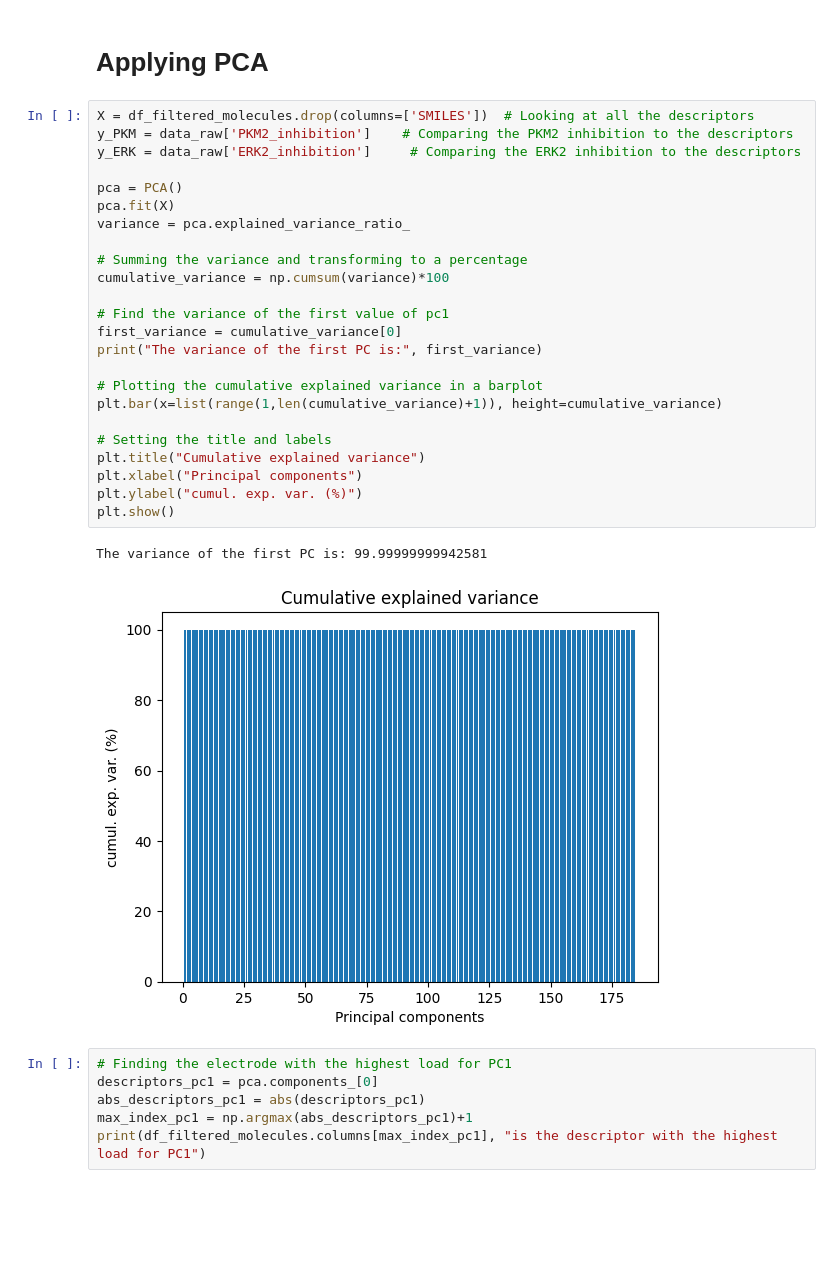
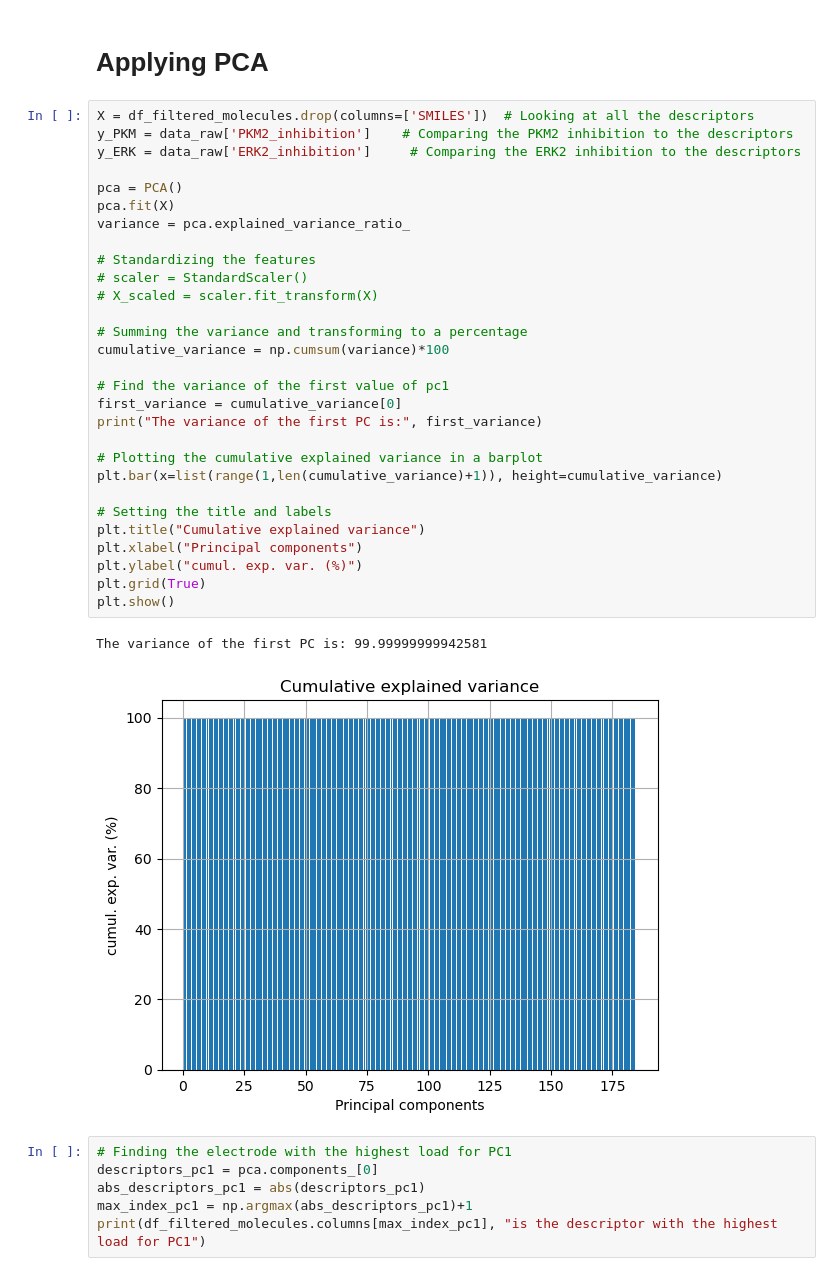
Before and after one commit to annebiemans/Group16, a Jupyter notebook: group_assignment_part1.ipynb, the cells around one changed output. Cells and saved outputs as stored; diff of their text form; blank space fills up the shorter version.

```diff
--- a/group_assignment_part1.ipynb
+++ b/group_assignment_part1.ipynb
@@ -157,30 +175,35 @@ df_filtered_molecules # dit is de output met smiles en dan de descriptors die re
 # %%
 X = df_filtered_molecules.drop(columns=['SMILES'])  # Looking at all the descriptors
 y_PKM = data_raw['PKM2_inhibition']    # Comparing the PKM2 inhibition to the descriptors
 y_ERK = data_raw['ERK2_inhibition']     # Comparing the ERK2 inhibition to the descriptors
 
 pca = PCA()
 pca.fit(X)
 variance = pca.explained_variance_ratio_
+
+# Standardizing the features
+# scaler = StandardScaler()
+# X_scaled = scaler.fit_transform(X)
 
 # Summing the variance and transforming to a percentage
 cumulative_variance = np.cumsum(variance)*100
 
 # Find the variance of the first value of pc1
 first_variance = cumulative_variance[0]
 print("The variance of the first PC is:", first_variance)
 
 # Plotting the cumulative explained variance in a barplot
 plt.bar(x=list(range(1,len(cumulative_variance)+1)), height=cumulative_variance)
 
 # Setting the title and labels
 plt.title("Cumulative explained variance")
 plt.xlabel("Principal components")
 plt.ylabel("cumul. exp. var. (%)")
+plt.grid(True)
 plt.show()
 # %% [output]
 The variance of the first PC is: 99.99999999942581
-[figure, old version]
+[figure, new version]
 # %%
 # Finding the electrode with the highest load for PC1
 descriptors_pc1 = pca.components_[0]
```
Also changed, not shown: parts of 3 cells of this notebook.
